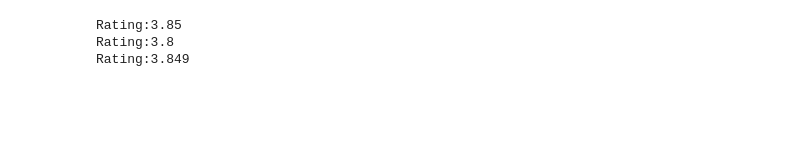
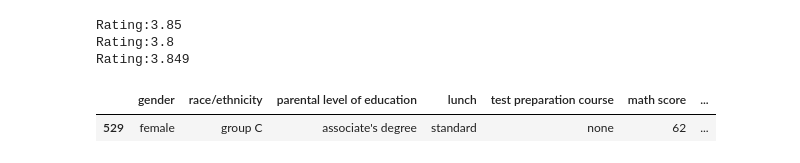
Before and after one commit to adilfarooqkhan-ds/Machine-Learning, a Jupyter notebook: index.ipynb, the cells around one changed output. Saved outputs shown, nothing was run; the diff lists cells and outputs as text; code cells hidden in the pictures; blank space fills up the shorter version.

```diff
--- a/index.ipynb
+++ b/index.ipynb
@@ -103,0 +106,5 @@ Rating:3.849
+# %%
+data.sample()
+# %% [output]
+|  | gender | race/ethnicity | parental level of education | lunch | test preparation course | math score | ... |
+| 529 | female | group C | associate's degree | standard | none | 62 | ... |
```
Also changed, not shown: parts of 10 cells of this notebook.
